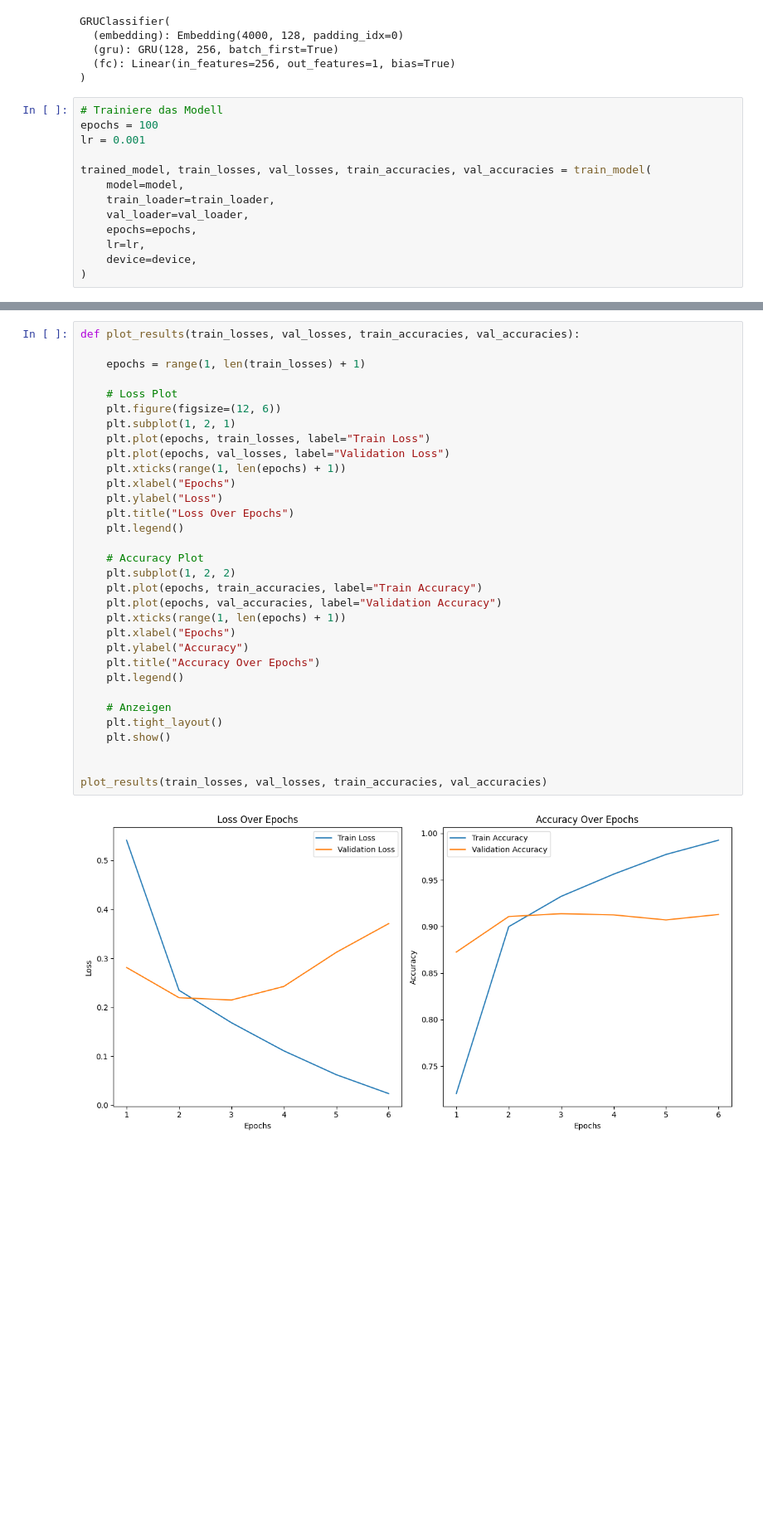
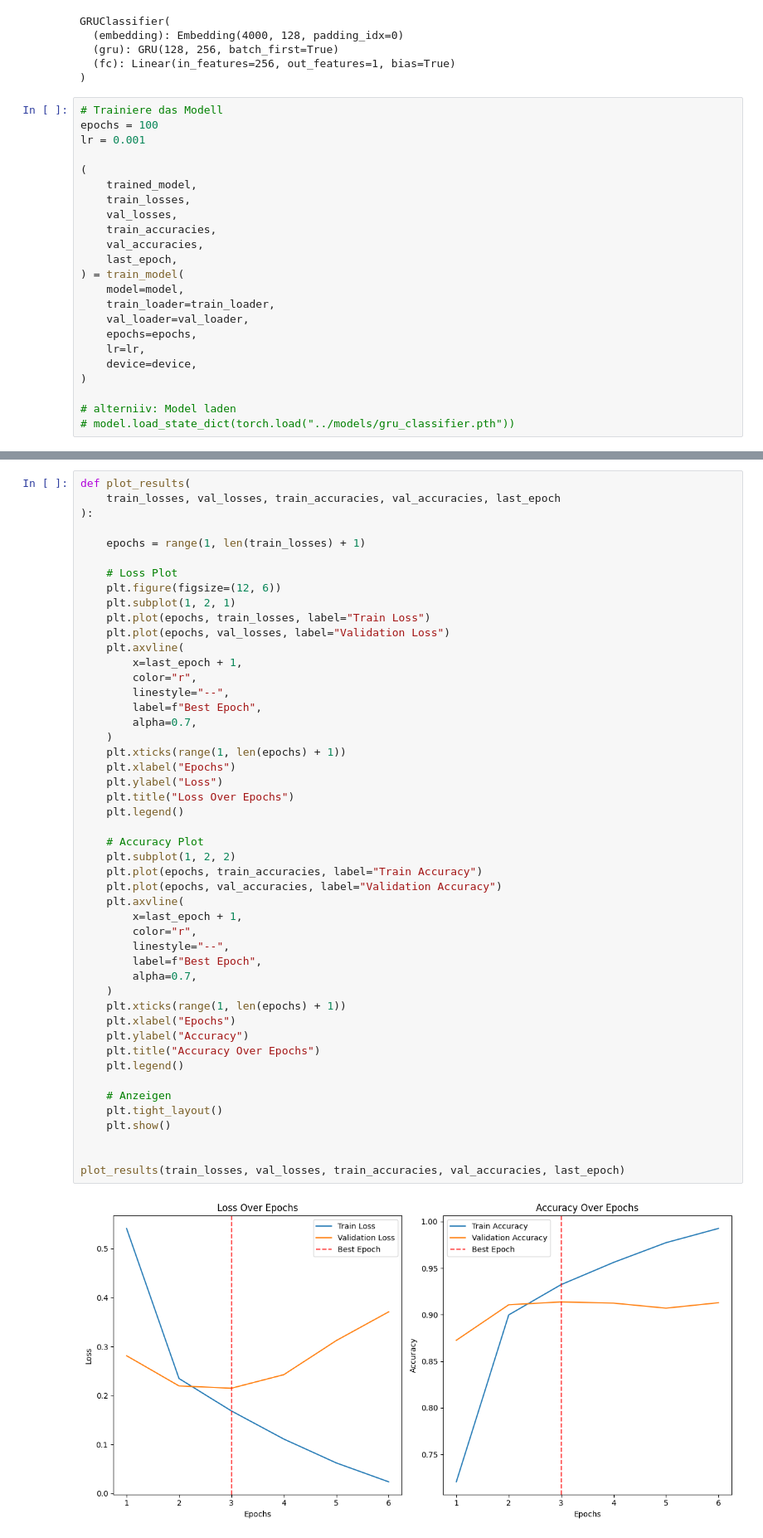
Before and after one commit to nkxxll/ANLP_CA2, a Jupyter notebook: src/gru_review_classifier.ipynb, the cells around one changed output, grey strips where cells are left out. Shown: that part at 83% size. Drawn from its saved outputs; the diff is of its cells as text; blank space fills up the shorter version.

```diff
--- a/src/gru_review_classifier.ipynb
+++ b/src/gru_review_classifier.ipynb
@@ -328,7 +328,14 @@ GRUClassifier(
 epochs = 100
 lr = 0.001
 
-trained_model, train_losses, val_losses, train_accuracies, val_accuracies = train_model(
+(
+    trained_model,
+    train_losses,
+    val_losses,
+    train_accuracies,
+    val_accuracies,
+    last_epoch,
+) = train_model(
     model=model,
     train_loader=train_loader,
     val_loader=val_loader,
@@ -336,5 +343,8 @@ trained_model, train_losses, val_losses, train_accuracies, val_accuracies = trai
     lr=lr,
     device=device,
 )
+
+# alterniiv: Model laden
+# model.load_state_dict(torch.load("../models/gru_classifier.pth"))
 # %% [output]
 Start training on device 'cuda'
@@ -353,39 +363,55 @@ Start training on device 'cuda'
 Early stopping triggered! Best Validation Accuracy: 0.91, on epoch 3
 Finished Training: Best Validation Accuracy: 0.91, on epoch 3
 # %%
-def plot_results(train_losses, val_losses, train_accuracies, val_accuracies):
+def plot_results(
+    train_losses, val_losses, train_accuracies, val_accuracies, last_epoch
+):
 
     epochs = range(1, len(train_losses) + 1)
 
     # Loss Plot
     plt.figure(figsize=(12, 6))
     plt.subplot(1, 2, 1)
     plt.plot(epochs, train_losses, label="Train Loss")
     plt.plot(epochs, val_losses, label="Validation Loss")
+    plt.axvline(
+        x=last_epoch + 1,
+        color="r",
+        linestyle="--",
+        label=f"Best Epoch",
+        alpha=0.7,
+    )
     plt.xticks(range(1, len(epochs) + 1))
     plt.xlabel("Epochs")
     plt.ylabel("Loss")
     plt.title("Loss Over Epochs")
     plt.legend()
 
     # Accuracy Plot
     plt.subplot(1, 2, 2)
     plt.plot(epochs, train_accuracies, label="Train Accuracy")
     plt.plot(epochs, val_accuracies, label="Validation Accuracy")
+    plt.axvline(
+        x=last_epoch + 1,
+        color="r",
+        linestyle="--",
+        label=f"Best Epoch",
+        alpha=0.7,
+    )
     plt.xticks(range(1, len(epochs) + 1))
     plt.xlabel("Epochs")
     plt.ylabel("Accuracy")
     plt.title("Accuracy Over Epochs")
     plt.legend()
 
     # Anzeigen
     plt.tight_layout()
     plt.show()
 
 
-plot_results(train_losses, val_losses, train_accuracies, val_accuracies)
+plot_results(train_losses, val_losses, train_accuracies, val_accuracies, last_epoch)
 # %% [output]
-[figure, old version]
+[figure, new version]
 # %%
 # Funktion zum Testen des Modells mit zusätzlichen Metriken
 def evaluate_model(model, test_loader):
```
Also changed, not shown: parts of 3 cells of this notebook, 3 other files.
